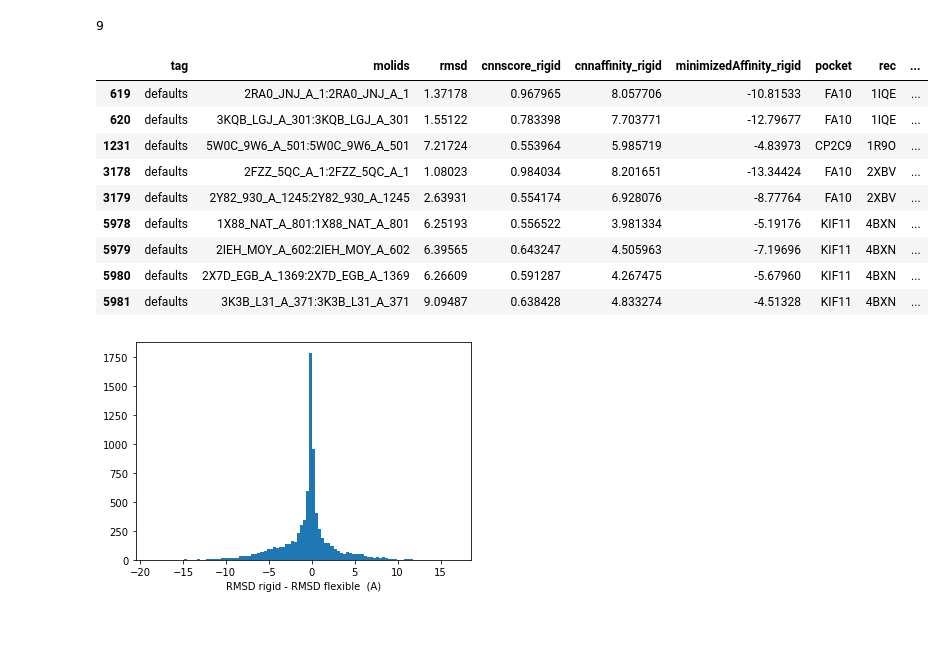
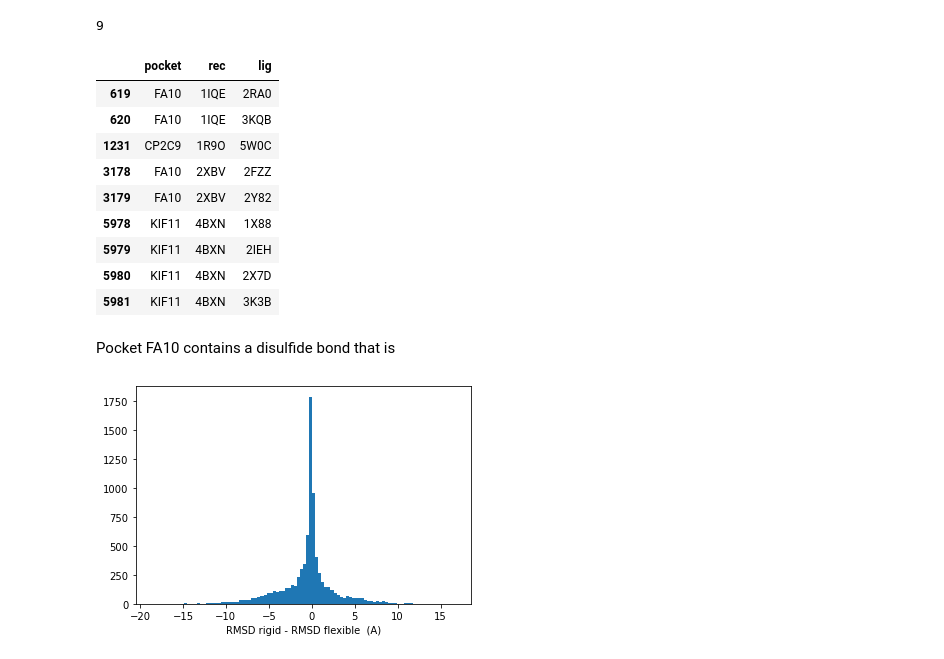
Before and after one commit to dkoes/GNINA-1.0, a Jupyter notebook: MakeFinalFlexGraphs.ipynb, the cells around one changed output. Saved outputs shown, nothing was run; the diff lists cells and outputs as text; code cells hidden in the pictures; blank space fills up the shorter version.

```diff
--- a/MakeFinalFlexGraphs.ipynb
+++ b/MakeFinalFlexGraphs.ipynb
@@ -112,3 +112,6 @@ flexfail
  ('SRC', '3DQX', '3UQG'),
  ('SRC', '5D10', '3UQG'),
  ('SRC', '5J5S', '3UQG')}
+# %%
+for p, l, r in flexfail:
+    print(f"{p} & {r} & {l} & No flexible residues \\\\")
@@ -291,18 +312,20 @@ combined.rmsd_rec.isnull().sum()
 # %% [output]
 9
 # %%
-combined.loc[combined.rmsd_rec.isnull()]
+combined.loc[combined.rmsd_rec.isnull()][["pocket", "rec", "lig"]]
 # %% [output]
-|  | tag | molids | rmsd | cnnscore_rigid | cnnaffinity_rigid | minimizedAffinity_rigid | pocket | rec | ... |
-| 619 | defaults | 2RA0_JNJ_A_1:2RA0_JNJ_A_1 | 1.37178 | 0.967965 | 8.057706 | -10.81533 | FA10 | 1IQE | ... |
-| 620 | defaults | 3KQB_LGJ_A_301:3KQB_LGJ_A_301 | 1.55122 | 0.783398 | 7.703771 | -12.79677 | FA10 | 1IQE | ... |
-| 1231 | defaults | 5W0C_9W6_A_501:5W0C_9W6_A_501 | 7.21724 | 0.553964 | 5.985719 | -4.83973 | CP2C9 | 1R9O | ... |
-| 3178 | defaults | 2FZZ_5QC_A_1:2FZZ_5QC_A_1 | 1.08023 | 0.984034 | 8.201651 | -13.34424 | FA10 | 2XBV | ... |
-| 3179 | defaults | 2Y82_930_A_1245:2Y82_930_A_1245 | 2.63931 | 0.554174 | 6.928076 | -8.77764 | FA10 | 2XBV | ... |
-| 5978 | defaults | 1X88_NAT_A_801:1X88_NAT_A_801 | 6.25193 | 0.556522 | 3.981334 | -5.19176 | KIF11 | 4BXN | ... |
-| 5979 | defaults | 2IEH_MOY_A_602:2IEH_MOY_A_602 | 6.39565 | 0.643247 | 4.505963 | -7.19696 | KIF11 | 4BXN | ... |
-| 5980 | defaults | 2X7D_EGB_A_1369:2X7D_EGB_A_1369 | 6.26609 | 0.591287 | 4.267475 | -5.67960 | KIF11 | 4BXN | ... |
-| 5981 | defaults | 3K3B_L31_A_371:3K3B_L31_A_371 | 9.09487 | 0.638428 | 4.833274 | -4.51328 | KIF11 | 4BXN | ... |
+|  | pocket | rec | lig |
+| 619 | FA10 | 1IQE | 2RA0 |
+| 620 | FA10 | 1IQE | 3KQB |
+| 1231 | CP2C9 | 1R9O | 5W0C |
+| 3178 | FA10 | 2XBV | 2FZZ |
+| 3179 | FA10 | 2XBV | 2Y82 |
+| 5978 | KIF11 | 4BXN | 1X88 |
+| 5979 | KIF11 | 4BXN | 2IEH |
+| 5980 | KIF11 | 4BXN | 2X7D |
+| 5981 | KIF11 | 4BXN | 3K3B |
+# %% [markdown]
+Pocket FA10 contains a disulfide bond that is
 # %%
 combined['rmsdiff'] = combined.rmsd - combined.rmsd_lig
 plt.hist(combined.rmsdiff, bins=100);
```
Also changed, not shown: parts of 7 cells of this notebook, 6 other files.
